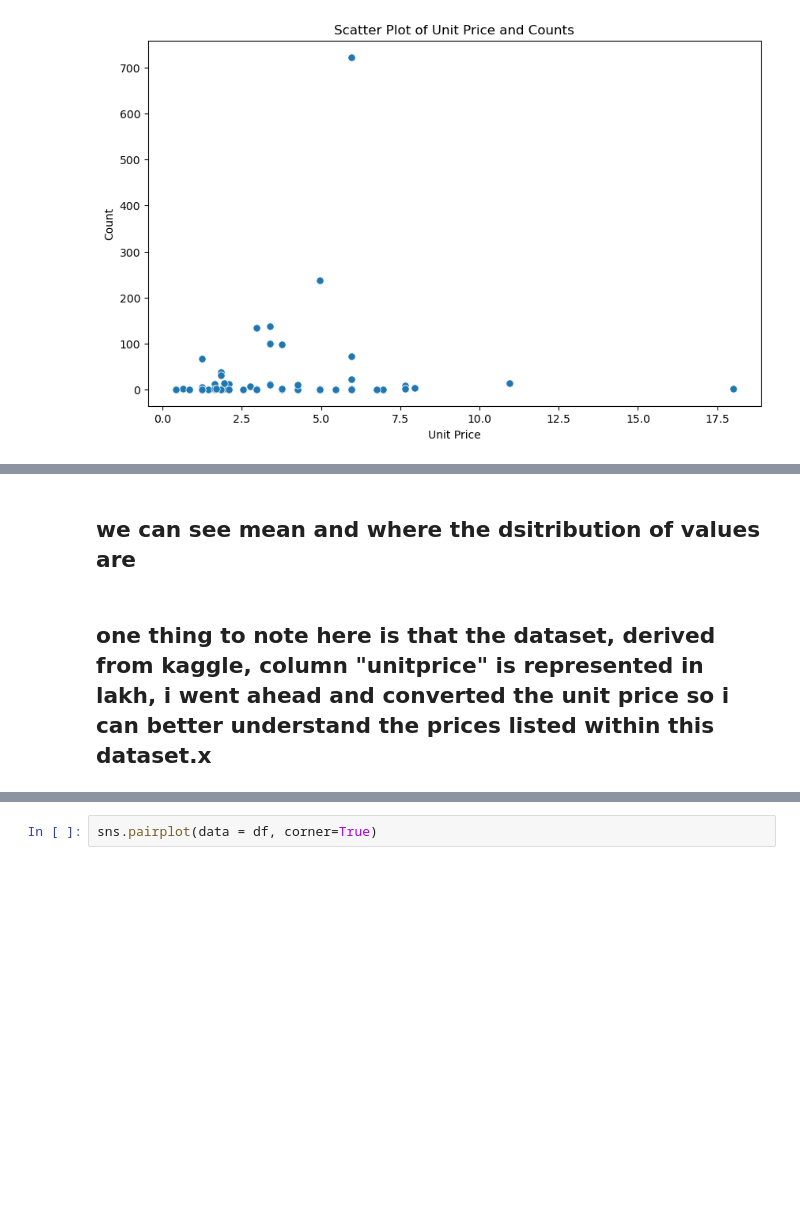
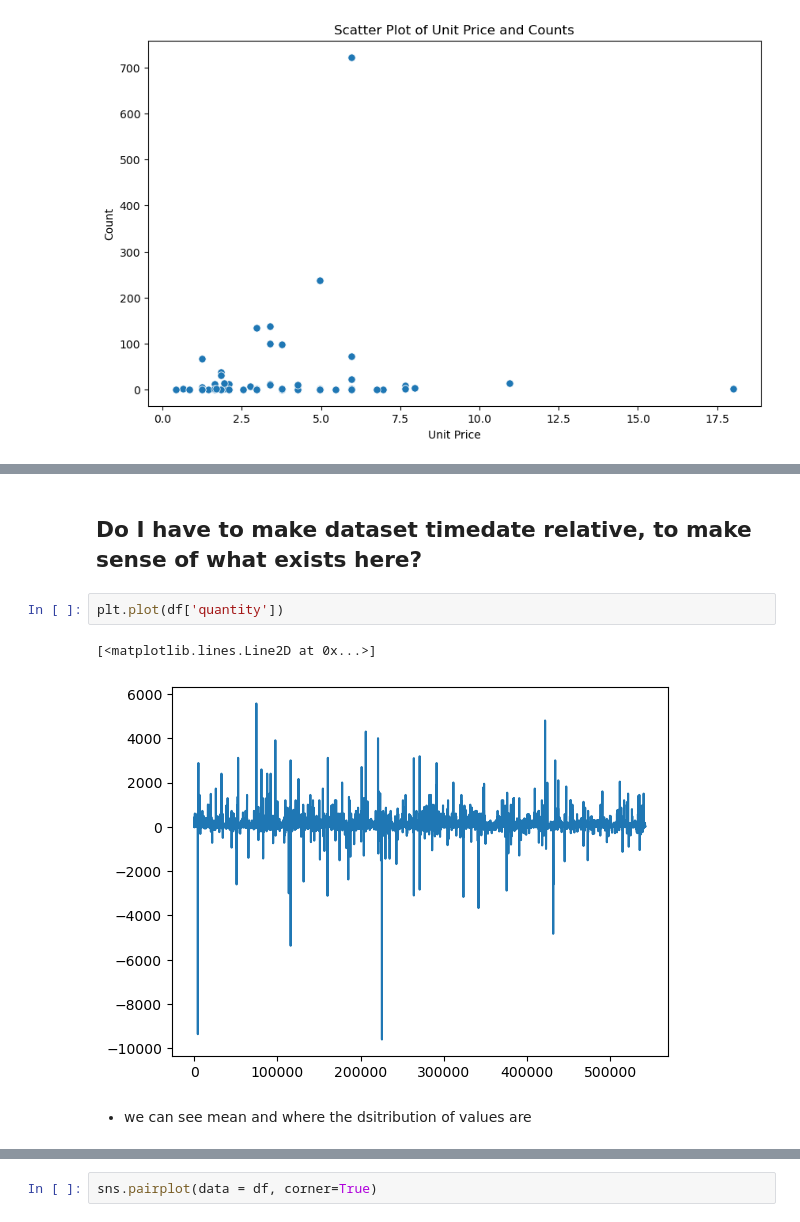
Before and after one commit to Marc-Aradillas/customer-segmentation-project, a Jupyter notebook: prep_explore.ipynb, the cells around one changed output, grey strips where cells are left out. Saved outputs shown, nothing was run; the diff lists cells and outputs as text; blank space fills up the shorter version.

```diff
--- a/prep_explore.ipynb
+++ b/prep_explore.ipynb
@@ -734,4 +768,9 @@ plt.show()
+# %% [markdown]
+## Do I have to make dataset timedate relative, to make sense of what exists here?
+# %%
+plt.plot(df['quantity'])
+# %% [output]
+[<matplotlib.lines.Line2D at 0x...>]
+[figure, added]
 # %% [markdown]
-## we can see mean and where the dsitribution of values are
+* we can see mean and where the dsitribution of values are
-# %% [markdown]
-## one thing to note here is that the dataset, derived from kaggle, column "unitprice" is represented in lakh, i went ahead and converted the unit price so i can better understand the prices listed within this dataset.x
```
Also changed, not shown: parts of 20 cells of this notebook.
